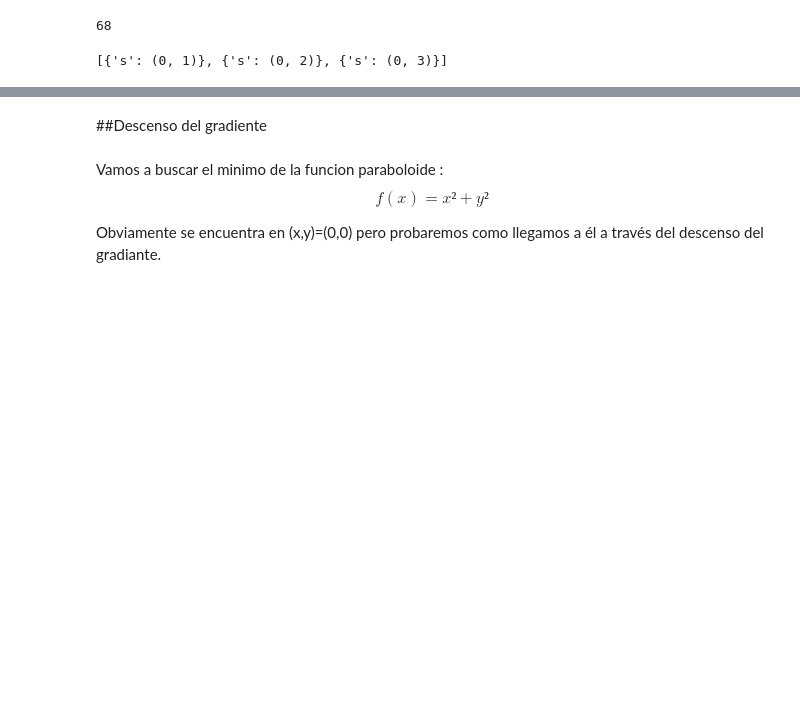
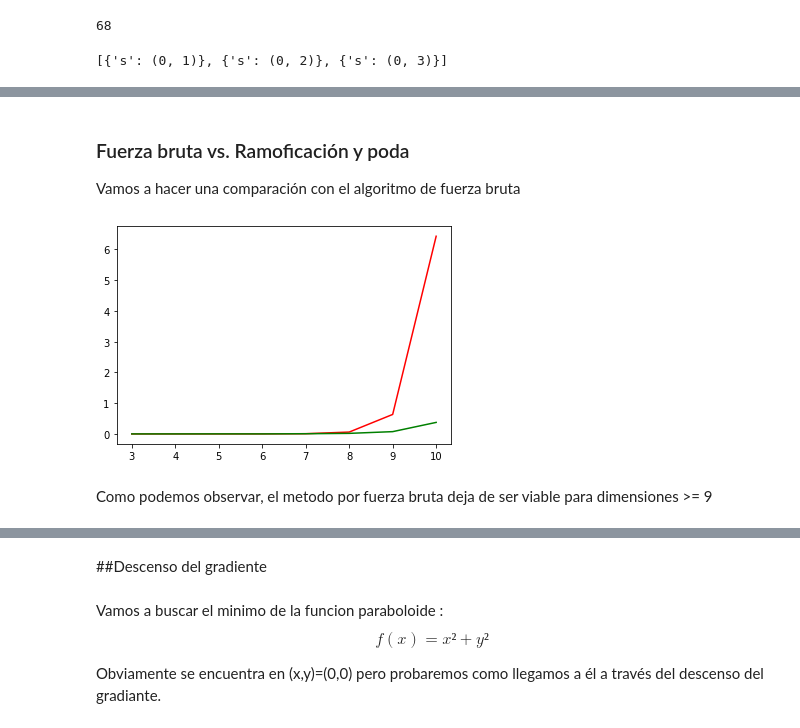
Before and after one commit to davidelavarga/03MIAR-Algoritmos-de-Optimizacion, a Jupyter notebook: ActividadGuiada2.ipynb, the cells around one changed output, grey strips where cells are left out. Drawn from its saved outputs; the diff is of its cells as text; code cells hidden in the pictures; blank space fills up the shorter version.

```diff
--- a/ActividadGuiada2.ipynb
+++ b/ActividadGuiada2.ipynb
@@ -246,0 +244,64 @@ La solucion final es: [{'s': (1, 2, 0, 3), 'ci': 64}]  en  10  iteraciones  para
+# %% [markdown]
+### Fuerza bruta vs. Ramoficación y poda
+Vamos a hacer una comparación con el algoritmo de fuerza bruta
+# %%
+# Algoritmo de fuerza bruta
+import itertools
+
+def costes_fuerza_bruta(costes):
+    # Iniciamos el valor del coste con un numero lo suficientemente grande para
+    # que sea superior a la solucion que encontraremos
+    mejor_valor = 10e10
+    mejor_solucion = []
+
+    # itertools.permutations devuelve todas las permutaciones posibles que se pueden hacer con
+    # los elementos desde 0 hasta len(costes). Cada permutacion de la longitud de costes
+    for s in list(itertools.permutations(range(len(costes)))):
+        tmp = valor(s, costes)
+        # Como queremos reducir costes seleccionamos cuando es un resultado inferior
+        if tmp < mejor_valor:
+            mejor_valor = tmp
+            mejor_solucion = s
+    return f"La solucion final es: {mejor_solucion} con valor: {mejor_valor}"
+# %%
+# Vamos a comparar los tiempos de las dos soluciones para diferentes tamaños de matriz de costes
+# Esto significa que tendremos n tareas para n agentes cuando la matriz sea nxn
+import time
+import numpy as np
+import matplotlib.pyplot as plt
+
+def generar_matriz_cuadrada(dim, coste_max=100):
+    matrix = np.random.randint(coste_max, size=(dim, dim))
+    return matrix.tolist()
+
+def plot_fb_vs_rp(dimensions, fb_times, rp_times):
+    plt.plot(dimensions, fb_times, "r")
+    plt.plot(dimensions, rp_times, "g")
+    plt.show()
+
+def fuerza_bruta_vs_ramificacion_poda(dimensions):
+    fuerza_bruta_times = []
+    ramificacion_poda_times = []
+
+    for i in dimensions:
+        # Elegimos una matriz de dimensiones ixi
+        matrix = generar_matriz_cuadrada(i)
+
+        # Tiempo para fuerza bruta
+        fb_t0 = time.time()
+        costes_fuerza_bruta(matrix)
+        fuerza_bruta_times.append(time.time() - fb_t0)
+
+        # Tiempo para ramificación y poda
+        rp_t0 = time.time()
+        ramificacion_y_poda(matrix)
+        ramificacion_poda_times.append(time.time() - rp_t0)
+
+    plot_fb_vs_rp(dimensions, fuerza_bruta_times, ramificacion_poda_times)
+
+dimensions = range(3, 11)
+fuerza_bruta_vs_ramificacion_poda(dimensions)
+# %% [output]
+[figure, added]
+# %% [markdown]
+Como podemos observar, el metodo por fuerza bruta deja de ser viable para dimensiones >= 9
```
Also changed, not shown: parts of 10 cells of this notebook.
